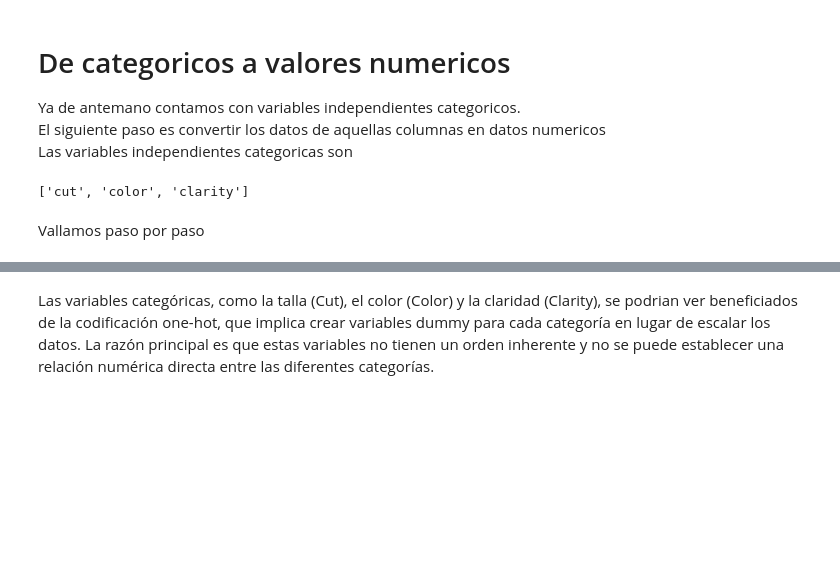
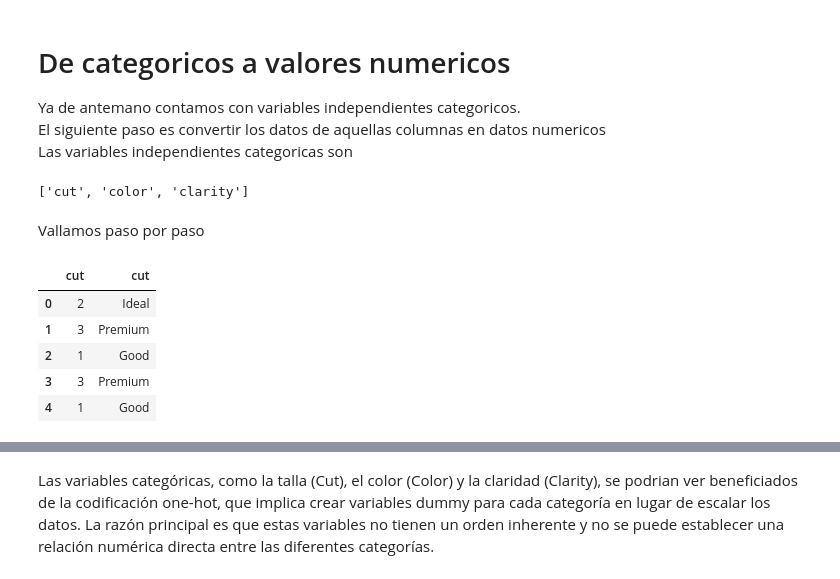
Before and after one commit to Lorenzomar4/ParadigmasDeProgramacionUnsam-tps, a Jupyter notebook: TP1.ipynb, the cells around one changed output, grey strips where cells are left out. Saved outputs shown, nothing was run; the diff lists cells and outputs as text; code cells hidden in the pictures; blank space fills up the shorter version.

```diff
--- a/TP1.ipynb
+++ b/TP1.ipynb
@@ -153,3 +154,12 @@ algoPredicccion.columnasCategorica()
 ['cut', 'color', 'clarity']
 # %% [markdown]
 Vallamos paso por paso
+# %%
+algoPredicccion.deCategoricoANumerico('cut')
+# %% [output]
+|  | cut | cut |
+| 0 | 2 | Ideal |
+| 1 | 3 | Premium |
+| 2 | 1 | Good |
+| 3 | 3 | Premium |
+| 4 | 1 | Good |
```
Also changed, not shown: parts of 16 cells of this notebook, 1 other file.
